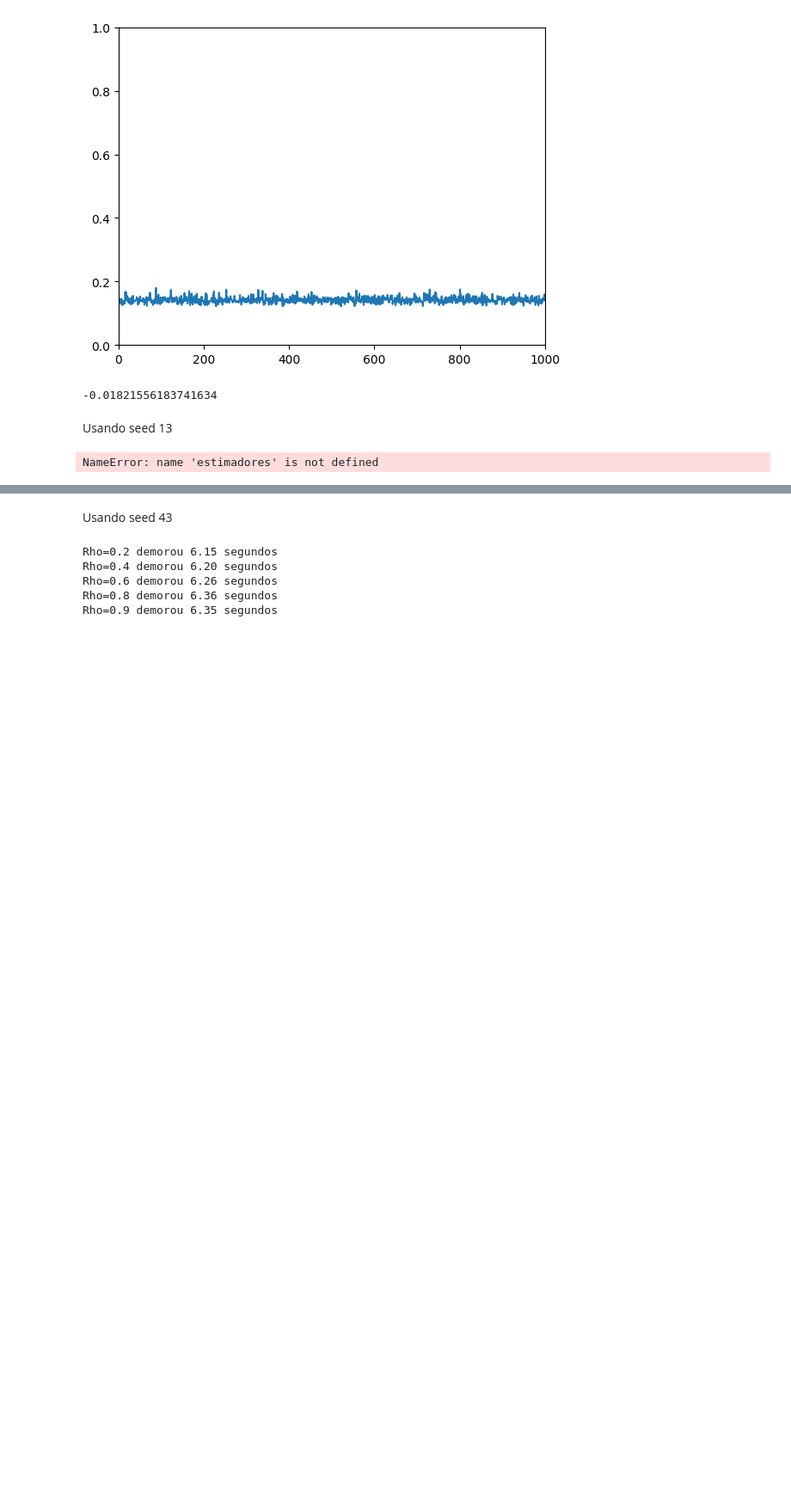
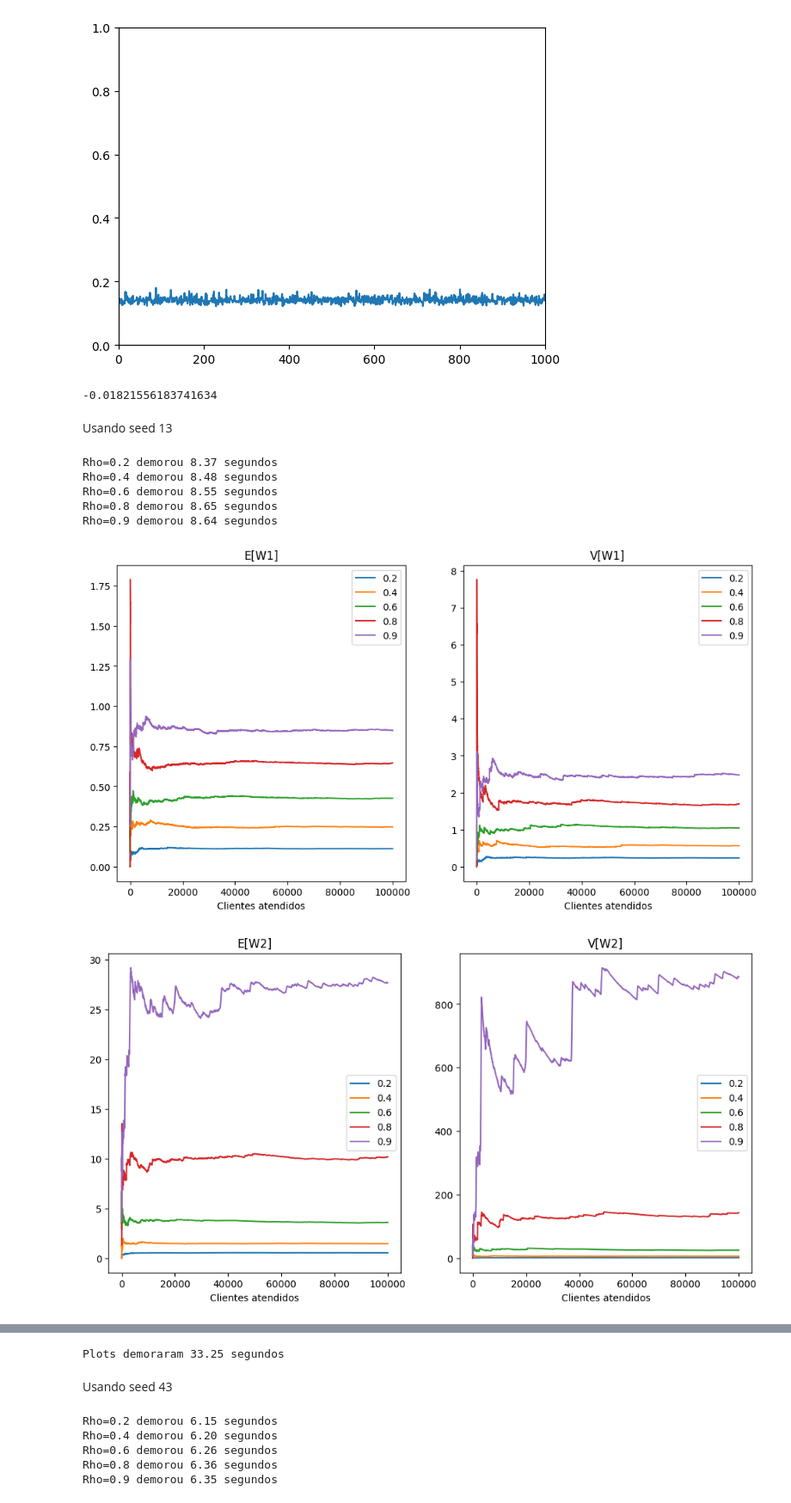
Before and after one commit to RafaelxFernandes/Avaliacao-Desempenho-22.2, a Jupyter notebook: main.ipynb, the cells around one changed output, grey strips where cells are left out. Shown at 86% size. Saved outputs shown, nothing was run; the diff lists cells and outputs as text; code cells hidden in the pictures; blank space fills up the shorter version.

Commit message:
Adaptação da função da fase transiente

```diff
--- a/main.ipynb
+++ b/main.ipynb
@@ -326,7 +326,7 @@ class Estimador:
         self.numero_amostras += peso
 
         #salvar resultados intermediários para plots futuros
-        if self.debug and self.numero_amostras > 1:
+        if self.debug and self.numero_amostras > 2:
             self.pesos.append(self.numero_amostras)
             self.medias.append(self.media())
             self.variancias.append(self.variancia())
@@ -636,24 +638,23 @@ x_pearson.corr(y_pearson)
 def auxiliar_transiente(seed, n_saidas):
     random.seed(seed) #setando uma seed pra manter os testes iguais
     lista = []
-    #for r in RHOS:
-    for r in [0.2]:
+    for r in RHOS:
         mu = MU
         lamb = r/2
         start = time.time()
-        estimadores, n_eventos = simulador_transiente(lamb, mu, 0, 500, 10, debug=True)
+        estimadores = simulador_transiente(lamb, mu, 0, n_saidas, 1, debug=True)
         print(f"Rho={r} demorou {time.time()-start:.2f} segundos")
         lista.append(estimadores)
 
 
     #Plot dos resultados dos estimadores
     start = time.time()
-    for i, cat in enumerate(["W1", "W2", "X1", "X2", "N1", "N2", "Nq1", "Nq2"]):
+    for i, cat in enumerate(["W1", "W2", "T1", "T2", "N1", "N2", "Nq1", "Nq2"]):
         plt.figure(figsize=(12, 6))
 
         plt.subplot(121)
         for estimadores in lista:
-            medias = estimadores[cat].medias
+            medias = estimadores[0][cat].medias
             plt.plot(medias)
             plt.xlabel( "Eventos tratados" if i > 3 else f"Clientes atendidos")
         plt.legend(RHOS)
@@ -661,7 +662,7 @@ def auxiliar_transiente(seed, n_saidas):
 
         plt.subplot(122)
         for estimadores in lista:
-            variancias = estimadores[cat].variancias
+            variancias = estimadores[0][cat].variancias
             plt.plot(variancias)
             plt.xlabel( "Eventos tratados" if i > 3 else f"Clientes atendidos")
         plt.legend(RHOS)
@@ -673,6 +674,12 @@ def auxiliar_transiente(seed, n_saidas):
 # %% [markdown]
 Usando seed 13
 # %%
-auxiliar_transiente(13, 300_000)
+auxiliar_transiente(13, 100_000)
 # %% [output]
-NameError: name 'estimadores' is not defined
+Rho=0.2 demorou 8.37 segundos
+Rho=0.4 demorou 8.48 segundos
+Rho=0.6 demorou 8.55 segundos
+Rho=0.8 demorou 8.65 segundos
+Rho=0.9 demorou 8.64 segundos
+[figure, added]
+[figure, added]
@@ -679,3 +692,4 @@ NameError: name 'estimadores' is not defined
+Plots demoraram 33.25 segundos
 # %% [markdown]
 Usando seed 43
 # %%
```
Also changed, not shown: parts of 2 cells of this notebook.
